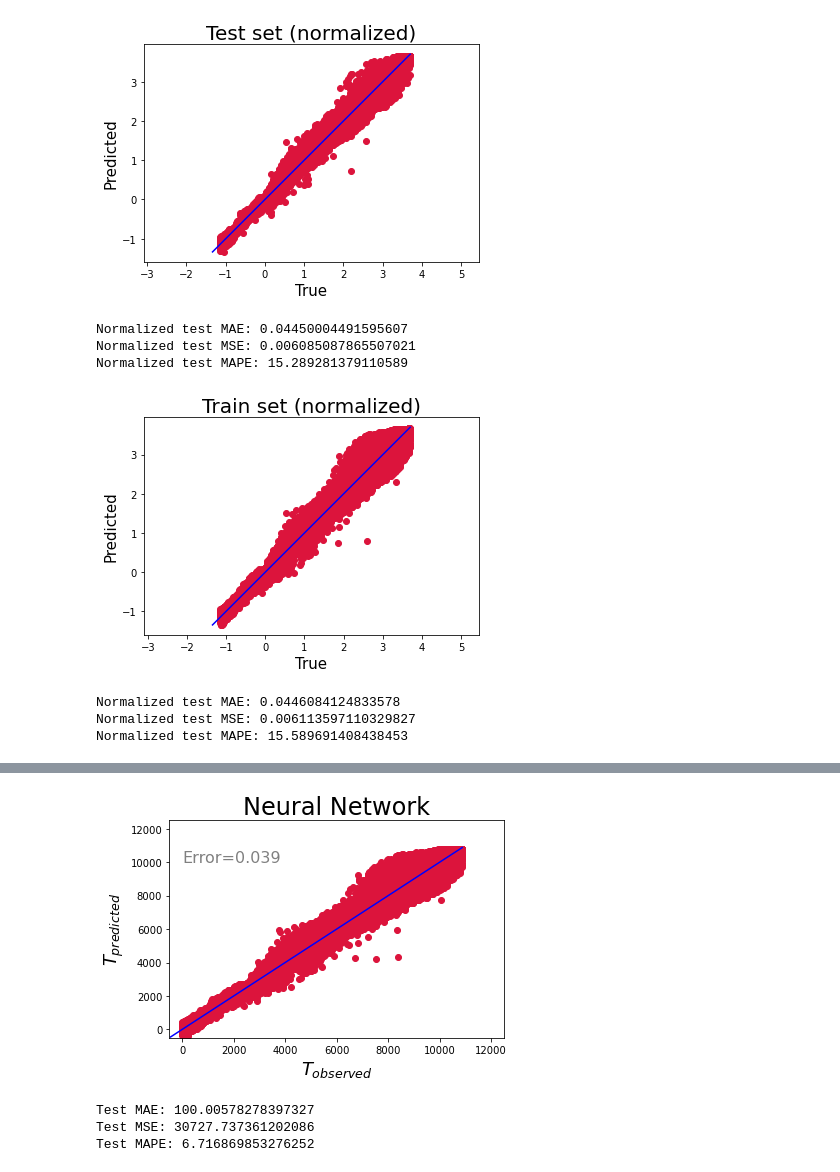
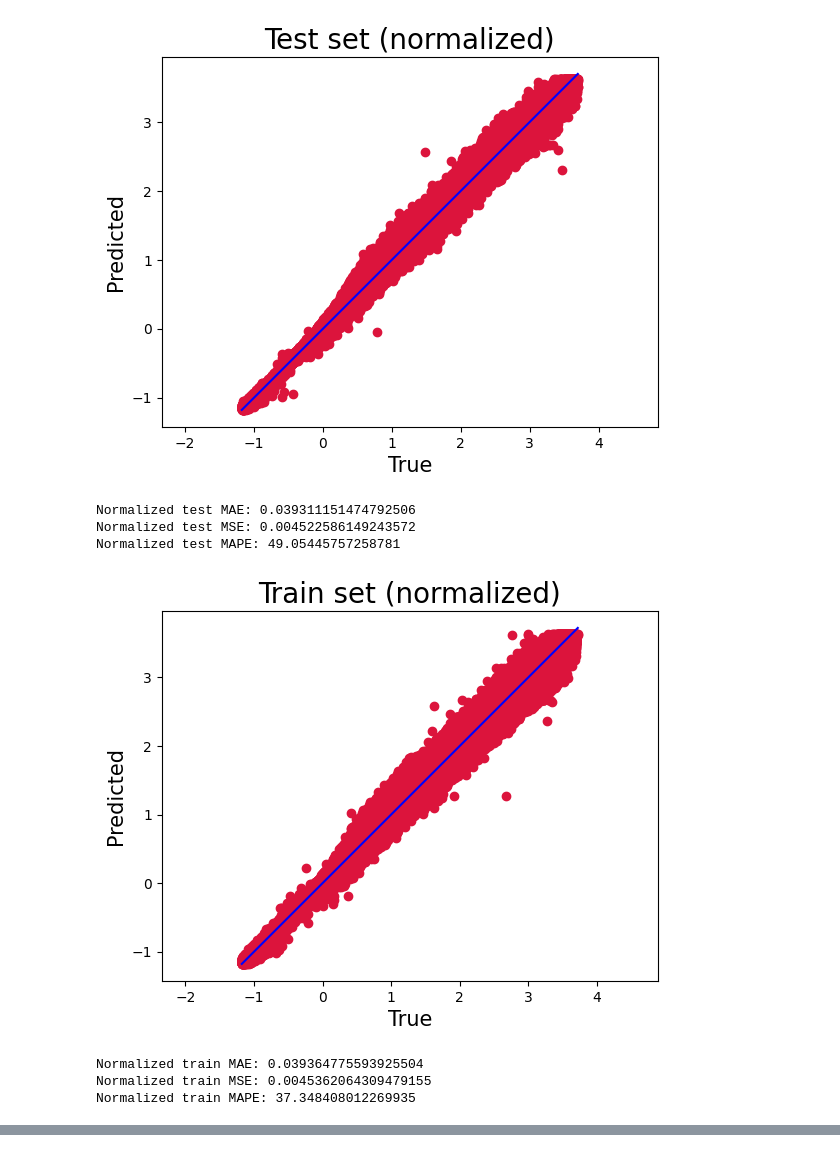
Before and after one commit to alfonsogijon/WindTurbines_PINNs, a Jupyter notebook: Code/Regression_NN.ipynb, the cells around one changed output, grey strips where cells are left out. Saved outputs shown, nothing was run; the diff lists cells and outputs as text; code cells hidden in the pictures.

```diff
--- a/Code/Regression_NN.ipynb
+++ b/Code/Regression_NN.ipynb
@@ -58,8 +74,8 @@ W = sn.Variable('W')
 
 # NN arquitecture
 architecture = []
-N_layers = 2
-N_neurons = 30
+N_layers = 4
+N_neurons = 8
 for i in range(N_layers):
     architecture.append(N_neurons)
 
@@ -156,12 +204,17 @@ from tkinter import Y
 def mape(ytrue, ypred):
     ytrue, ypred = np.array(ytrue), np.array(ypred)
 
-    mape_i = np.zeros(len(ytrue))
-    mape_i = np.abs((ypred-ytrue)/ytrue)*100
-    mape_i = mape_i[ mape_i < 1e3]
+    # Remove low values to compute MAPE
+    q_low = np.quantile(ytrue,0.01)
+    ypred = ypred[ ytrue > q_low ]
+    ytrue = ytrue[ ytrue > q_low ]
 
-    return np.mean(mape_i)
-    #return np.mean(np.abs((ytrue - ypred) / ytrue)) * 100
+    #mape_i = np.zeros(len(ytrue))
+    #mape_i = np.abs((ypred-ytrue)/ytrue)*100
+    #mape_i = mape_i[ mape_i < 1e3]
+
+    #return np.mean(mape_i)
+    return np.mean(np.abs((ytrue - ypred) / ytrue)) * 100
 
 """ def mape(ytrue, ypred):
     ytrue, ypred = np.array(ytrue), np.array(ypred)
@@ -218,9 +271,9 @@ plt.axis('equal')
 plt.title('Train set (normalized)',fontsize=20)
 plt.show()
 
-print("Normalized test MAE:", mean_absolute_error(y_exact,y_pred))
-print("Normalized test MSE:", mean_squared_error(y_exact,y_pred))
-print("Normalized test MAPE:", mape(y_exact,y_pred))
+print("Normalized train MAE:", mean_absolute_error(y_exact,y_pred))
+print("Normalized train MSE:", mean_squared_error(y_exact,y_pred))
+print("Normalized train MAPE:", mape(y_exact,y_pred))
 
 # Evaluation on the original dataset (without normalization)
 
@@ -239,38 +292,38 @@ plt.figure()#figsize=(10,10))
 plt.scatter(y_exact,y_pred,c='crimson')
 #plt.yscale('log')
 #plt.xscale('log')
 
 error_fit = mean_absolute_error(y_exact,y_pred) / np.mean(y_exact)
 p1 = max(max(y_pred), max(y_exact))
 p2 = min(min(y_pred), min(y_exact))
 plt.plot([p1, p2], [p1, p2], 'b-')
 plt.xlabel('$T_{observed}$',fontsize=18)
 plt.ylabel('$T_{predicted}$',fontsize=18)
 plt.title('Neural Network',fontsize=24)
 plt.text(0,10000,'Error='+str(round(error_fit,3)),fontsize=16, color='grey')
 plt.xlim([-500,12500])
 plt.ylim([-500,12500])
 #plt.axis('equal')
 plt.show()
 
 """ p1 = max(max(y_pred), max(y_exact))
 p2 = min(min(y_pred), min(y_exact))
 plt.plot([p1, p2], [p1, p2], 'b-')
 plt.xlabel('True',fontsize=15)
 plt.ylabel('Predicted',fontsize=15)
 plt.axis('equal')
 plt.title('Neural Network fit, MAPE='+str(round(mape(y_exact,y_pred),1))+'%',fontsize=18)
 plt.show() """
 
 print("Test MAE:", mean_absolute_error(y_exact,y_pred))
 print("Test MSE:", mean_squared_error(y_exact,y_pred))
 print("Test MAPE:", mape(y_exact,y_pred))
 # %% [output]
-[figure, old version]
+[figure, new version]
-Normalized test MAE: 0.04450004491595607
-Normalized test MSE: 0.006085087865507021
-Normalized test MAPE: 15.289281379110589
+Normalized test MAE: 0.039311151474792506
+Normalized test MSE: 0.004522586149243572
+Normalized test MAPE: 49.05445757258781
-[figure, old version]
+[figure, new version]
-Normalized test MAE: 0.0446084124833578
-Normalized test MSE: 0.006113597110329827
-Normalized test MAPE: 15.589691408438453
+Normalized train MAE: 0.039364775593925504
+Normalized train MSE: 0.0045362064309479155
+Normalized train MAPE: 37.348408012269935
@@ -279,7 +334,3 @@ Normalized test MAPE: 15.589691408438453
-[figure, old version]
-Test MAE: 100.00578278397327
-Test MSE: 30727.737361202086
-Test MAPE: 6.716869853276252
 # %%
 # Cp vs lambda
 
```
Also changed, not shown: parts of 9 cells of this notebook, 4 other files.
